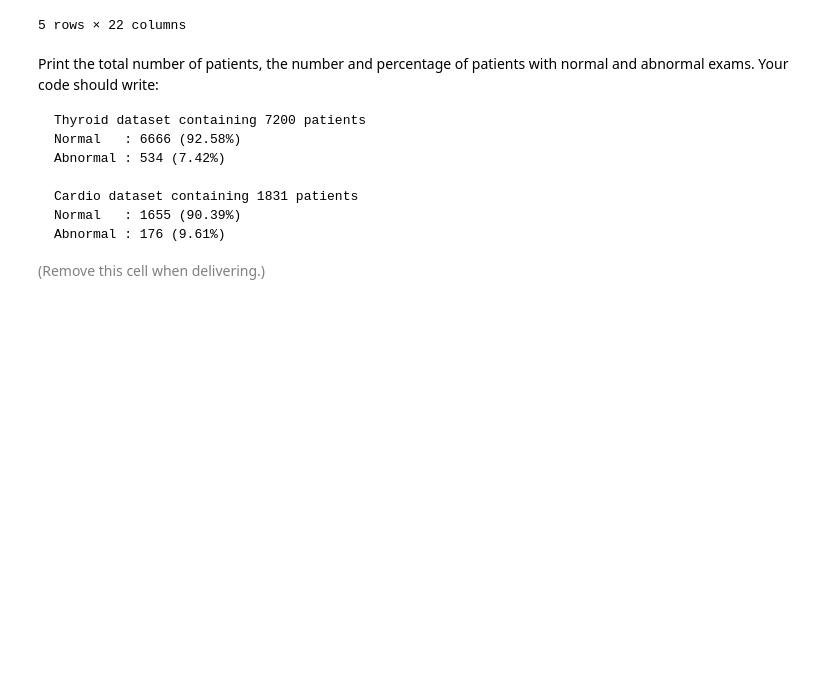
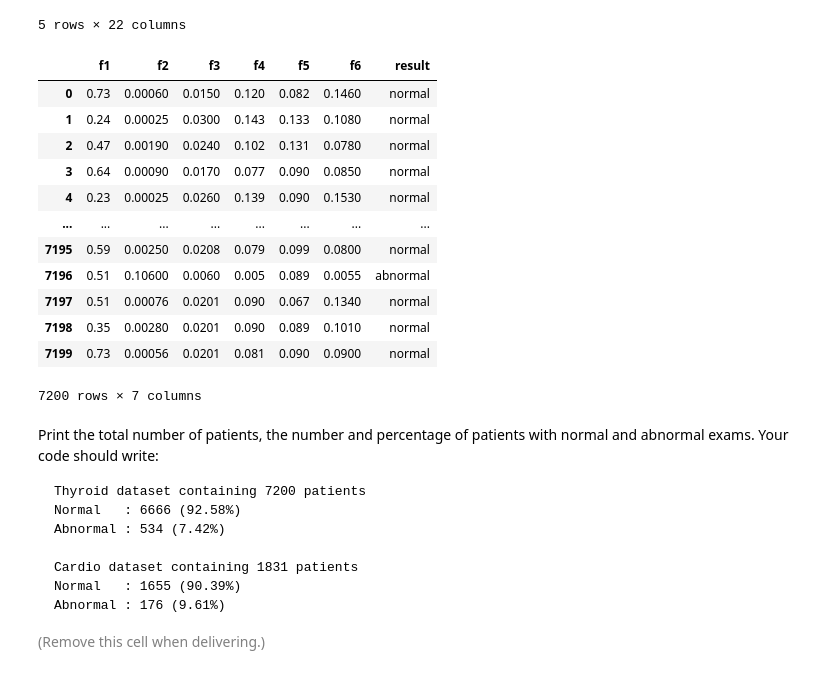
Before and after one commit to zsykk/datamining_2nd, a Jupyter notebook: ps07_outlier_analysis.ipynb, the cells around one changed output. Drawn from its saved outputs; the diff is of its cells as text; code cells hidden in the pictures; blank space fills up the shorter version.

```diff
--- a/ps07_outlier_analysis.ipynb
+++ b/ps07_outlier_analysis.ipynb
@@ -55,7 +56,22 @@ display(dfc.head(5))
 # %%
 # There is no feature 'result' in the data file annthyroid.csv, so I modified the data
 dft['label'] = dft['label'].map({0: 'normal', 1: 'abnormal'})
 dft = dft.rename(columns={'label': 'result'})
+display(dft)
+# %% [output]
+|  | f1 | f2 | f3 | f4 | f5 | f6 | result |
+| 0 | 0.73 | 0.00060 | 0.0150 | 0.120 | 0.082 | 0.1460 | normal |
+| 1 | 0.24 | 0.00025 | 0.0300 | 0.143 | 0.133 | 0.1080 | normal |
+| 2 | 0.47 | 0.00190 | 0.0240 | 0.102 | 0.131 | 0.0780 | normal |
+| 3 | 0.64 | 0.00090 | 0.0170 | 0.077 | 0.090 | 0.0850 | normal |
+| 4 | 0.23 | 0.00025 | 0.0260 | 0.139 | 0.090 | 0.1530 | normal |
+| ... | ... | ... | ... | ... | ... | ... | ... |
+| 7195 | 0.59 | 0.00250 | 0.0208 | 0.079 | 0.099 | 0.0800 | normal |
+| 7196 | 0.51 | 0.10600 | 0.0060 | 0.005 | 0.089 | 0.0055 | abnormal |
+| 7197 | 0.51 | 0.00076 | 0.0201 | 0.090 | 0.067 | 0.1340 | normal |
+| 7198 | 0.35 | 0.00280 | 0.0201 | 0.090 | 0.089 | 0.1010 | normal |
+| 7199 | 0.73 | 0.00056 | 0.0201 | 0.081 | 0.090 | 0.0900 | normal |
+7200 rows × 7 columns
 # %% [markdown]
 Print the total number of patients, the number and percentage of patients with normal and abnormal exams. Your code should write:
 
```
Also changed, not shown: parts of 12 cells of this notebook.
